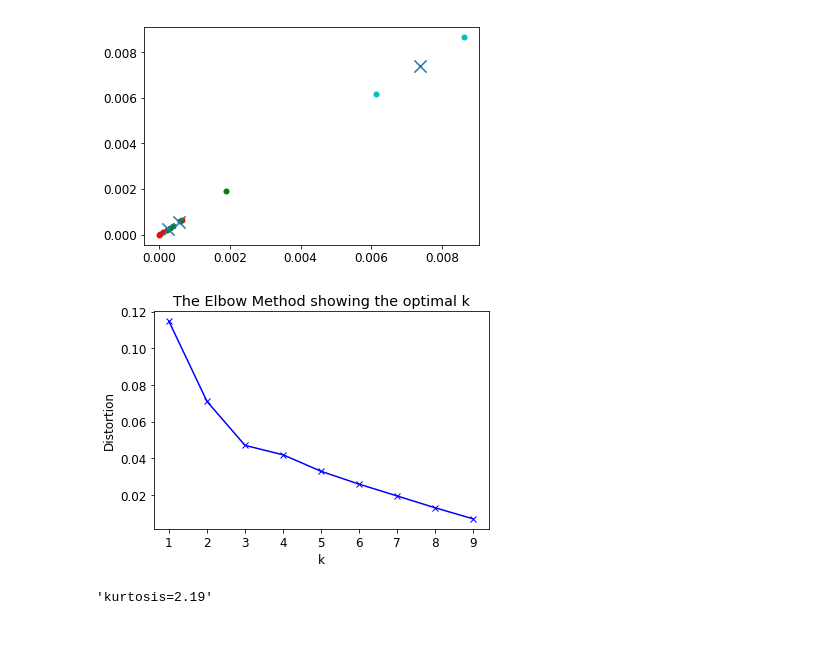
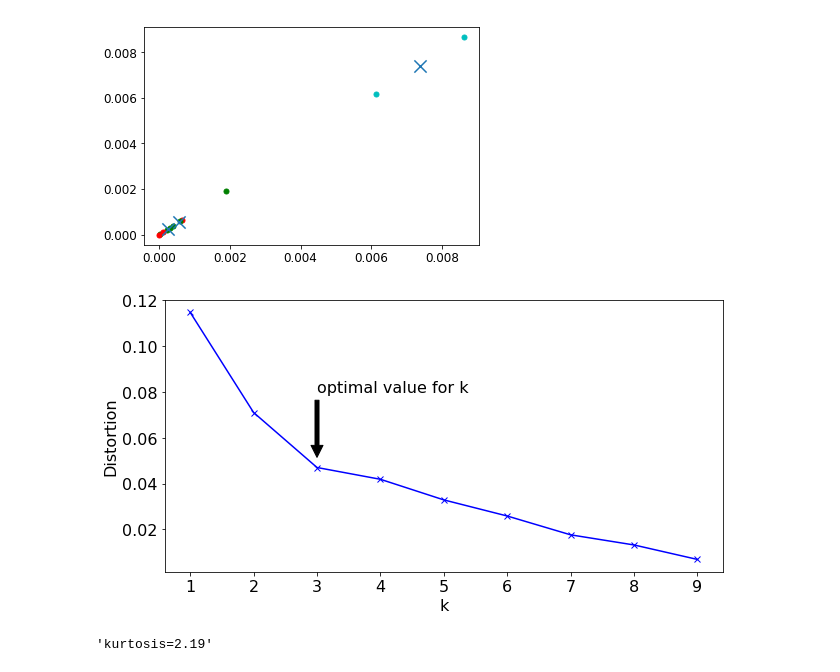
Before and after one commit to owen198/kslab, a Jupyter notebook: ds_comparision/datasets.ipynb, the cells around one changed output. Drawn from its saved outputs; the diff is of its cells as text; code cells hidden in the pictures; blank space fills up the shorter version.

Commit message:
add elbow result

```diff
--- a/ds_comparision/datasets.ipynb
+++ b/ds_comparision/datasets.ipynb
@@ -640,21 +640,32 @@ plt.show()
 [figure]
 # %%
 # k means determine k
+matplotlib.rcParams.update({'font.size': 16})
+plt.figure(figsize=(10, 5))
+
 distortions = []
 K = range(1,10)
 for k in K:
     kmeanModel = KMeans(n_clusters=k).fit(X)
     kmeanModel.fit(X)
     distortions.append(sum(np.min(cdist(X, kmeanModel.cluster_centers_, 'euclidean'), axis=1)) / X.shape[0])
 
+
+
+lablestring = 'optimal value for k'
+plt.annotate(lablestring, xy=(3, 0.05), xytext=(3, 0.08),
+            arrowprops=dict(facecolor='black', shrink=0.05),
+            )
+
 # Plot the elbow
 plt.plot(K, distortions, 'bx-')
 plt.xlabel('k')
 plt.ylabel('Distortion')
-plt.title('The Elbow Method showing the optimal k')
+#plt.title('The Elbow Method showing the optimal k')
+plt.savefig('./images/elbow.png', dpi=300)
 plt.show()
 # %% [output]
-[figure, old version]
+[figure, new version]
 # %%
 'kurtosis=' + str(format(kurtosis(ku_br02), '.2f'))
 # %% [output]
```
Also changed, not shown: 1 other file.
